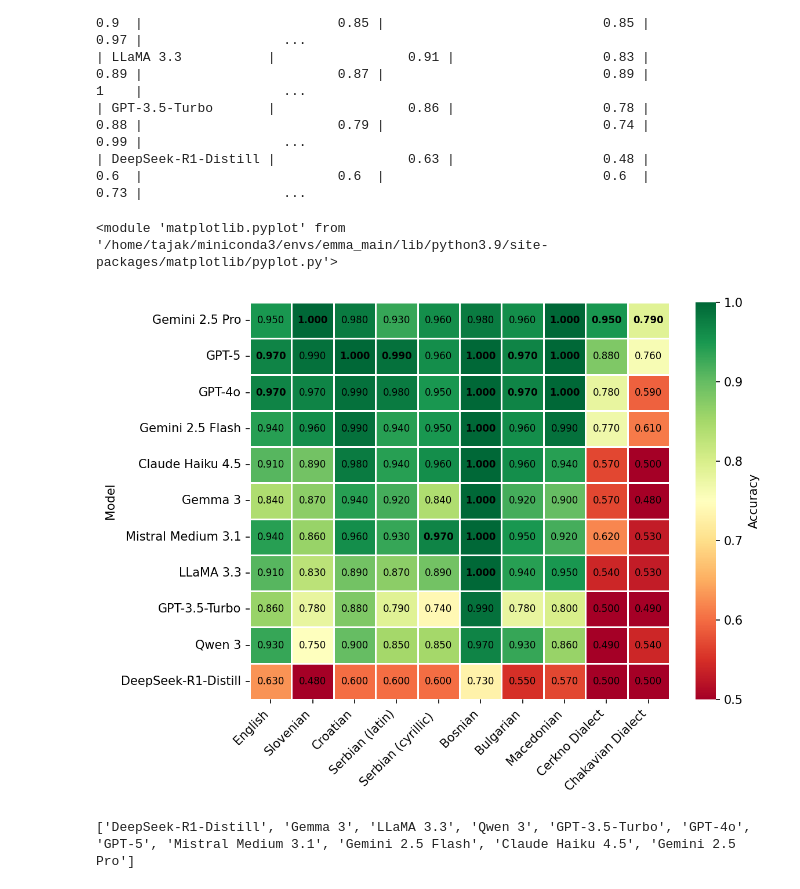
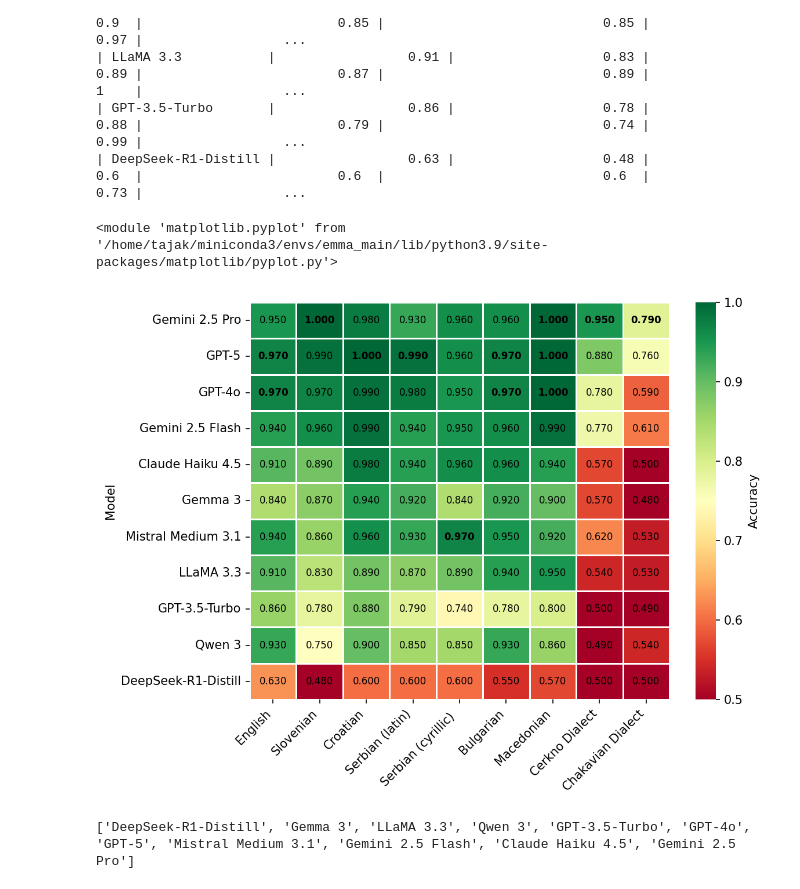
Before and after one commit to TajaKuzman/Benchmarking-Text-Classification-on-South-Slavic, a Jupyter notebook: CLASSLA-PIQA-Benchmark/evaluation-for-the-paper/evaluation_for_the_paper.ipynb, the cells around one changed output. Saved outputs shown, nothing was run; the diff lists cells and outputs as text; code cells hidden in the pictures.

Commit message:
Updated PIQA heatmap

```diff
--- a/CLASSLA-PIQA-Benchmark/evaluation-for-the-paper/evaluation_for_the_paper.ipynb
+++ b/CLASSLA-PIQA-Benchmark/evaluation-for-the-paper/evaluation_for_the_paper.ipynb
@@ -166,6 +166,9 @@ data = results_df.set_index("Model").sort_values(by="Slovenian (accuracy)", asce
 
 # Rename columns
 data.rename(columns={'English (accuracy)':'English', 'Slovenian (accuracy)':'Slovenian', 'Croatian (accuracy)':'Croatian','Serbian (latin) (accuracy)': 'Serbian (latin)', 'Serbian (cyrillic) (accuracy)': 'Serbian (cyrillic) ', 'Bosnian (accuracy)': 'Bosnian', 'Bulgarian (accuracy)': 'Bulgarian', 'Macedonian (accuracy)': 'Macedonian', 'Cerkno Dialect (accuracy)': 'Cerkno Dialect', 'Chakavian Dialect (accuracy)': 'Chakavian Dialect'}, inplace=True)
+
+# Remove Bosnian
+data.drop(columns=["Bosnian"], inplace=True)
 
 # Create heatmap without annotations
 ax = sns.heatmap(
@@ -176,34 +179,34 @@ ax = sns.heatmap(
     vmin=0.5,  # Raise the minimum value for lighter backgrounds
     vmax=1,  # Max at 1.0
     linewidths=0.5,
     linecolor='white',
     cbar_kws={'label': 'Accuracy'}
 )
 
 # Add custom text annotations
 for x in range(data.shape[1]):  # columns
     col = data.iloc[:, x]
     max_val = col.max()
     for y in range(data.shape[0]):  # rows
         val = col.iloc[y]
         text = f"{val:.3f}"
         if val == max_val:
             ax.text(x + 0.5, y + 0.5, text,
                     ha='center', va='center', fontweight='bold', fontsize=8)
         else:
             ax.text(x + 0.5, y + 0.5, text,
                     ha='center', va='center', fontsize=8)
 
 # Tweak layout
 plt.xticks(rotation=45, ha='right')
 plt.tight_layout()
 
 # Save the figure
 plt.savefig("piqa-results-heatmap.png", dpi=300)
 plt
 # %% [output]
 <module 'matplotlib.pyplot' from '/home/tajak/miniconda3/envs/emma_main/lib/python3.9/site-packages/matplotlib/pyplot.py'>
-[figure, old version]
+[figure, new version]
 # %%
 print(results_df.Model.to_list())
 # %% [output]
```
Also changed, not shown: 1 other file.
